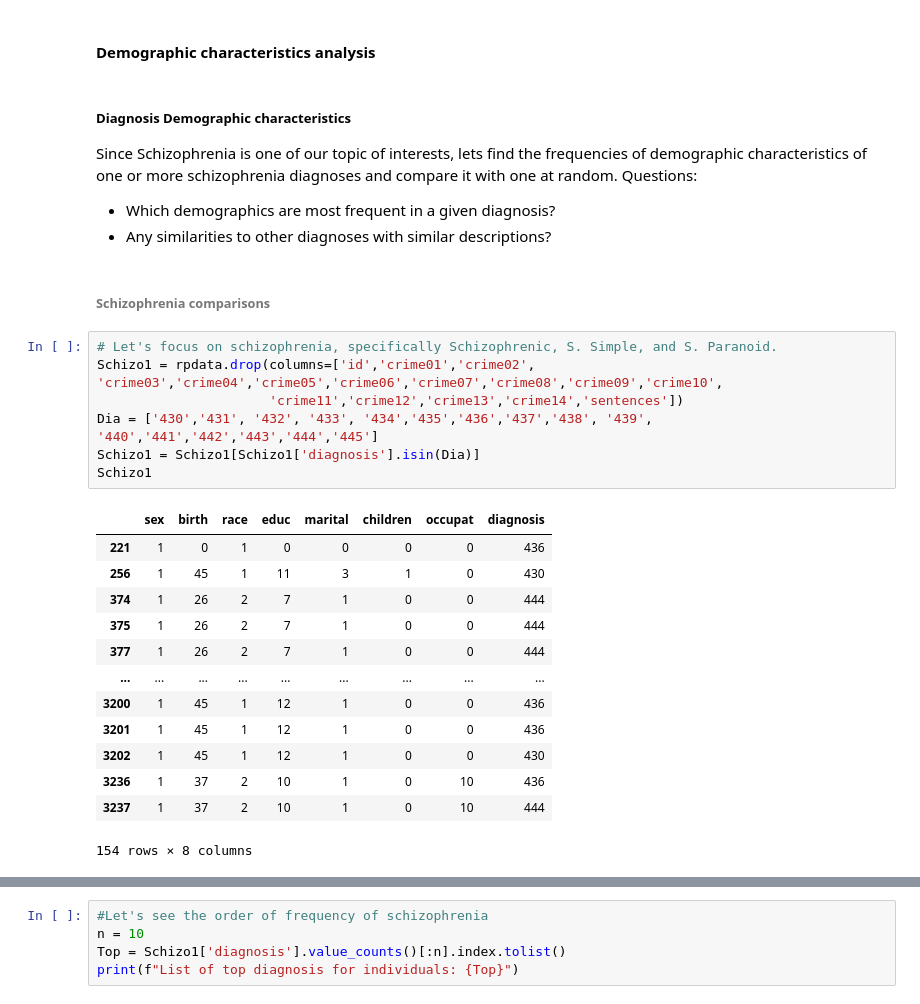
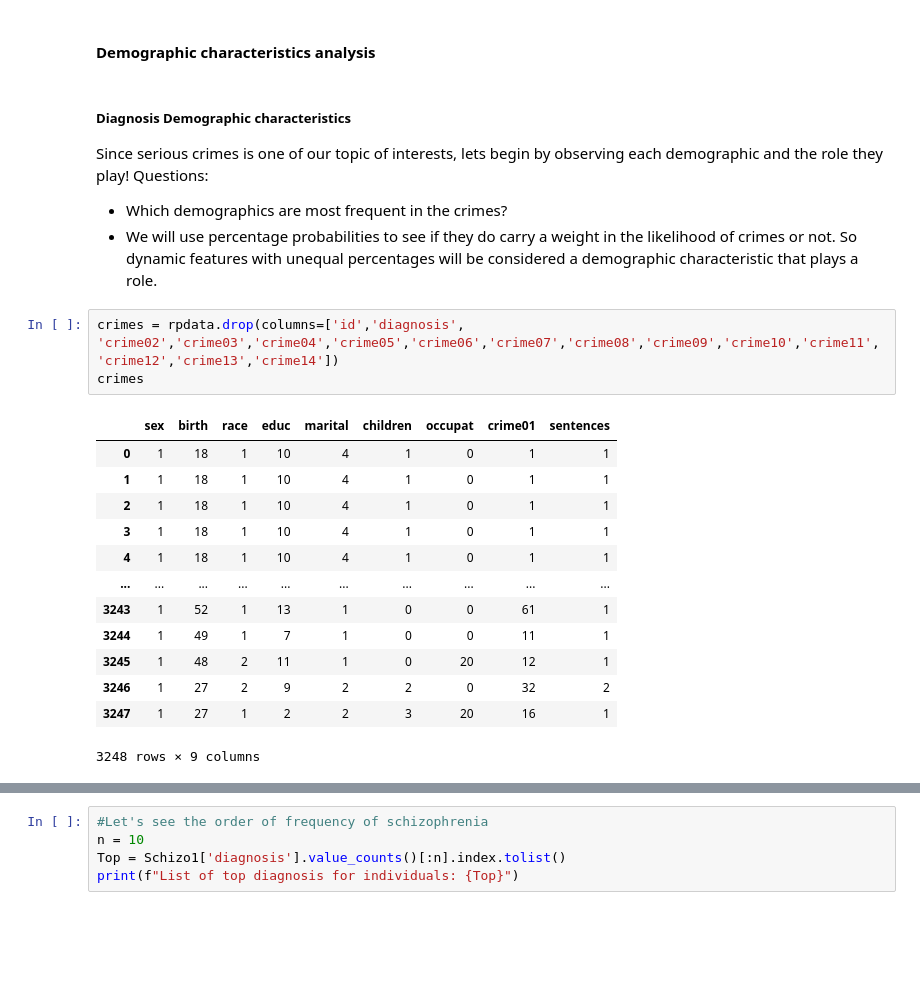
Before and after one commit to data301-2021-winter1/project-group27-project, a Jupyter notebook: notebooks/anaylsis2.ipynb, the cells around one changed output, grey strips where cells are left out. Saved outputs shown, nothing was run; the diff lists cells and outputs as text; blank space fills up the shorter version.

```diff
--- a/notebooks/anaylsis2.ipynb
+++ b/notebooks/anaylsis2.ipynb
@@ -503,30 +481,24 @@ sfreq
 #### Demographic characteristics analysis
 # %% [markdown]
 ##### Diagnosis Demographic characteristics
-Since Schizophrenia is one of our topic of interests, lets find the frequencies of demographic characteristics of one or more schizophrenia diagnoses and compare it with one at random.
+Since serious crimes is one of our topic of interests, lets begin by observing each demographic and the role they play!
 Questions:
- - Which demographics are most frequent in a given diagnosis?
- - Any similarities to other diagnoses with similar descriptions?
+ - Which demographics are most frequent in the crimes?
+ - We will use percentage probabilities to see if they do carry a weight in the likelihood of crimes or not. So dynamic features with unequal percentages will be considered a demographic characteristic that plays a role.
-# %% [markdown]
-###### Schizophrenia comparisons
-# %%
-# Let's focus on schizophrenia, specifically Schizophrenic, S. Simple, and S. Paranoid.
-Schizo1 = rpdata.drop(columns=['id','crime01','crime02', 'crime03','crime04','crime05','crime06','crime07','crime08','crime09','crime10',
-                      'crime11','crime12','crime13','crime14','sentences'])
-Dia = ['430','431', '432', '433', '434','435','436','437','438', '439', '440','441','442','443','444','445']
-Schizo1 = Schizo1[Schizo1['diagnosis'].isin(Dia)]
-Schizo1
-# %% [output]
-|  | sex | birth | race | educ | marital | children | occupat | diagnosis |
-| 221 | 1 | 0 | 1 | 0 | 0 | 0 | 0 | 436 |
-| 256 | 1 | 45 | 1 | 11 | 3 | 1 | 0 | 430 |
-| 374 | 1 | 26 | 2 | 7 | 1 | 0 | 0 | 444 |
-| 375 | 1 | 26 | 2 | 7 | 1 | 0 | 0 | 444 |
-| 377 | 1 | 26 | 2 | 7 | 1 | 0 | 0 | 444 |
-| ... | ... | ... | ... | ... | ... | ... | ... | ... |
-| 3200 | 1 | 45 | 1 | 12 | 1 | 0 | 0 | 436 |
-| 3201 | 1 | 45 | 1 | 12 | 1 | 0 | 0 | 436 |
-| 3202 | 1 | 45 | 1 | 12 | 1 | 0 | 0 | 430 |
-| 3236 | 1 | 37 | 2 | 10 | 1 | 0 | 10 | 436 |
-| 3237 | 1 | 37 | 2 | 10 | 1 | 0 | 10 | 444 |
-154 rows × 8 columns
+# %%
+crimes = rpdata.drop(columns=['id','diagnosis', 'crime02','crime03','crime04','crime05','crime06','crime07','crime08','crime09','crime10','crime11', 'crime12','crime13','crime14'])
+crimes
+# %% [output]
+|  | sex | birth | race | educ | marital | children | occupat | crime01 | sentences |
+| 0 | 1 | 18 | 1 | 10 | 4 | 1 | 0 | 1 | 1 |
+| 1 | 1 | 18 | 1 | 10 | 4 | 1 | 0 | 1 | 1 |
+| 2 | 1 | 18 | 1 | 10 | 4 | 1 | 0 | 1 | 1 |
+| 3 | 1 | 18 | 1 | 10 | 4 | 1 | 0 | 1 | 1 |
+| 4 | 1 | 18 | 1 | 10 | 4 | 1 | 0 | 1 | 1 |
+| ... | ... | ... | ... | ... | ... | ... | ... | ... | ... |
+| 3243 | 1 | 52 | 1 | 13 | 1 | 0 | 0 | 61 | 1 |
+| 3244 | 1 | 49 | 1 | 7 | 1 | 0 | 0 | 11 | 1 |
+| 3245 | 1 | 48 | 2 | 11 | 1 | 0 | 20 | 12 | 1 |
+| 3246 | 1 | 27 | 2 | 9 | 2 | 2 | 0 | 32 | 2 |
+| 3247 | 1 | 27 | 1 | 2 | 2 | 3 | 20 | 16 | 1 |
+3248 rows × 9 columns
```
Also changed, not shown: parts of 18 cells of this notebook.
